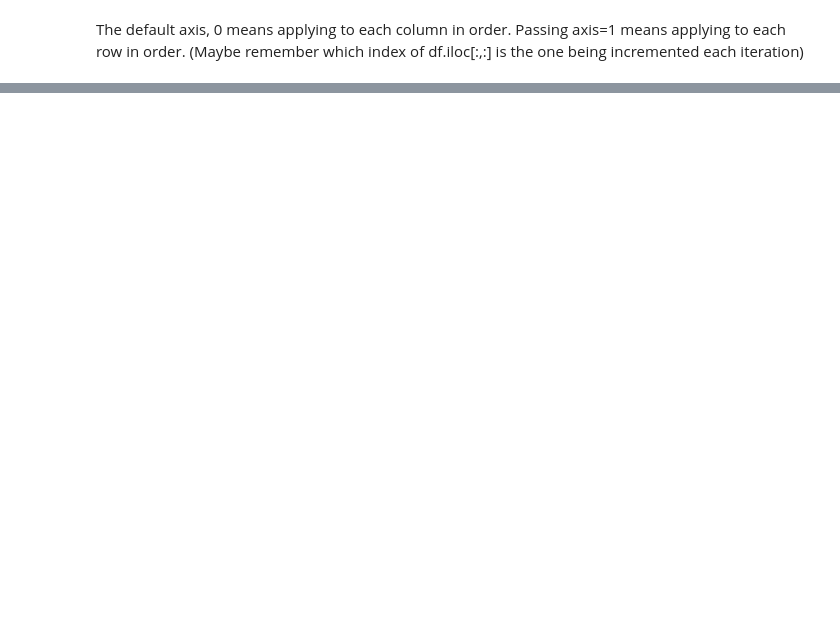
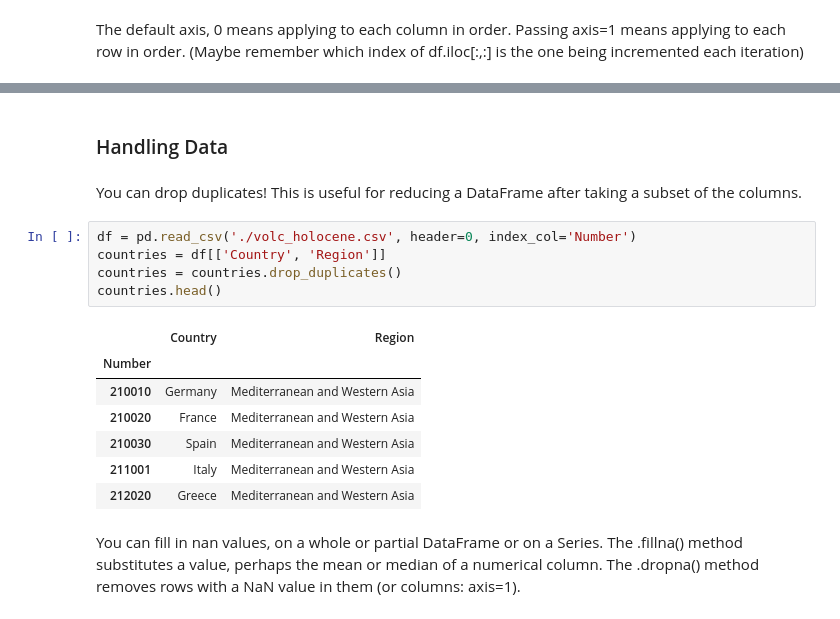
Before and after one commit to aschet01/cookbook, a Jupyter notebook: pandas.ipynb, the cells around one changed output, grey strips where cells are left out. Drawn from its saved outputs; the diff is of its cells as text; blank space fills up the shorter version.

Commit message:
Add examples of dropping duplicates and filling and detecting missing values

```diff
--- a/pandas.ipynb
+++ b/pandas.ipynb
@@ -795,3 +783,22 @@ df.head()
 | 210030 | Olot Volcanic Field | Spain | Mediterranean and Western Asia | Pyroclastic cone | Evidence Credible | Unknown | 42.170 | 2.53 | ... |
 | 210040 | Calatrava Volcanic Field | Spain | Mediterranean and Western Asia | Pyroclastic cone | Eruption Dated | 3600 BCE | 38.870 | -4.02 | ... |
 | 211001 | Larderello | Italy | Mediterranean and Western Asia | Explosion crater | Eruption Observed | 1282 CE | 43.250 | 10.87 | ... |
+# %% [markdown]
+### Handling Data
+# %% [markdown]
+You can drop duplicates! This is useful for reducing a DataFrame after taking a subset of the columns.
+# %%
+df = pd.read_csv('./volc_holocene.csv', header=0, index_col='Number')
+countries = df[['Country', 'Region']]
+countries = countries.drop_duplicates()
+countries.head()
+# %% [output]
+|  | Country | Region |
+| Number |  |  |
+| 210010 | Germany | Mediterranean and Western Asia |
+| 210020 | France | Mediterranean and Western Asia |
+| 210030 | Spain | Mediterranean and Western Asia |
+| 211001 | Italy | Mediterranean and Western Asia |
+| 212020 | Greece | Mediterranean and Western Asia |
+# %% [markdown]
+You can fill in nan values, on a whole or partial DataFrame or on a Series. The .fillna() method substitutes a value, perhaps the mean or median of a numerical column. The .dropna() method removes rows with a NaN value in them (or columns: axis=1).
```
Also changed, not shown: parts of 6 cells of this notebook.
